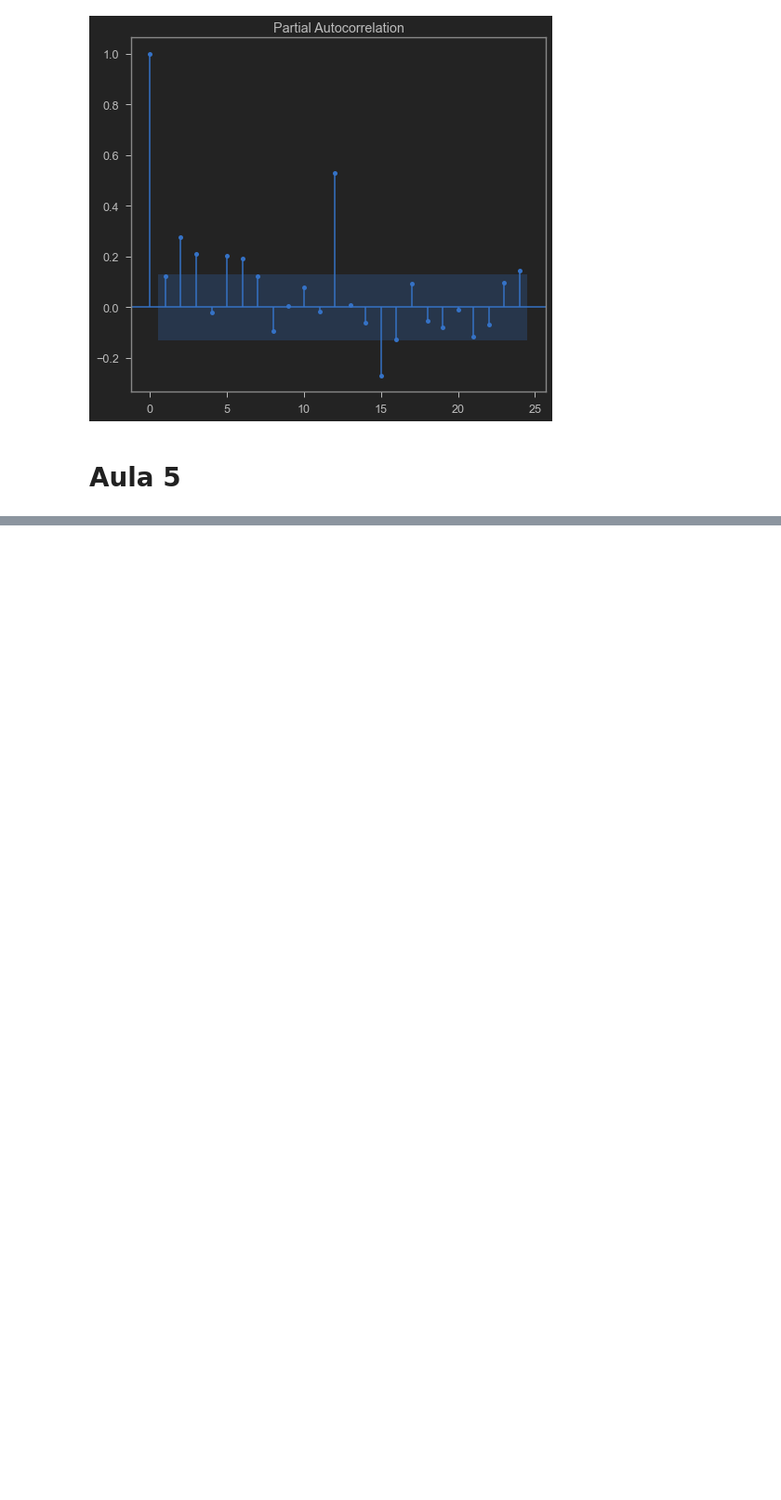
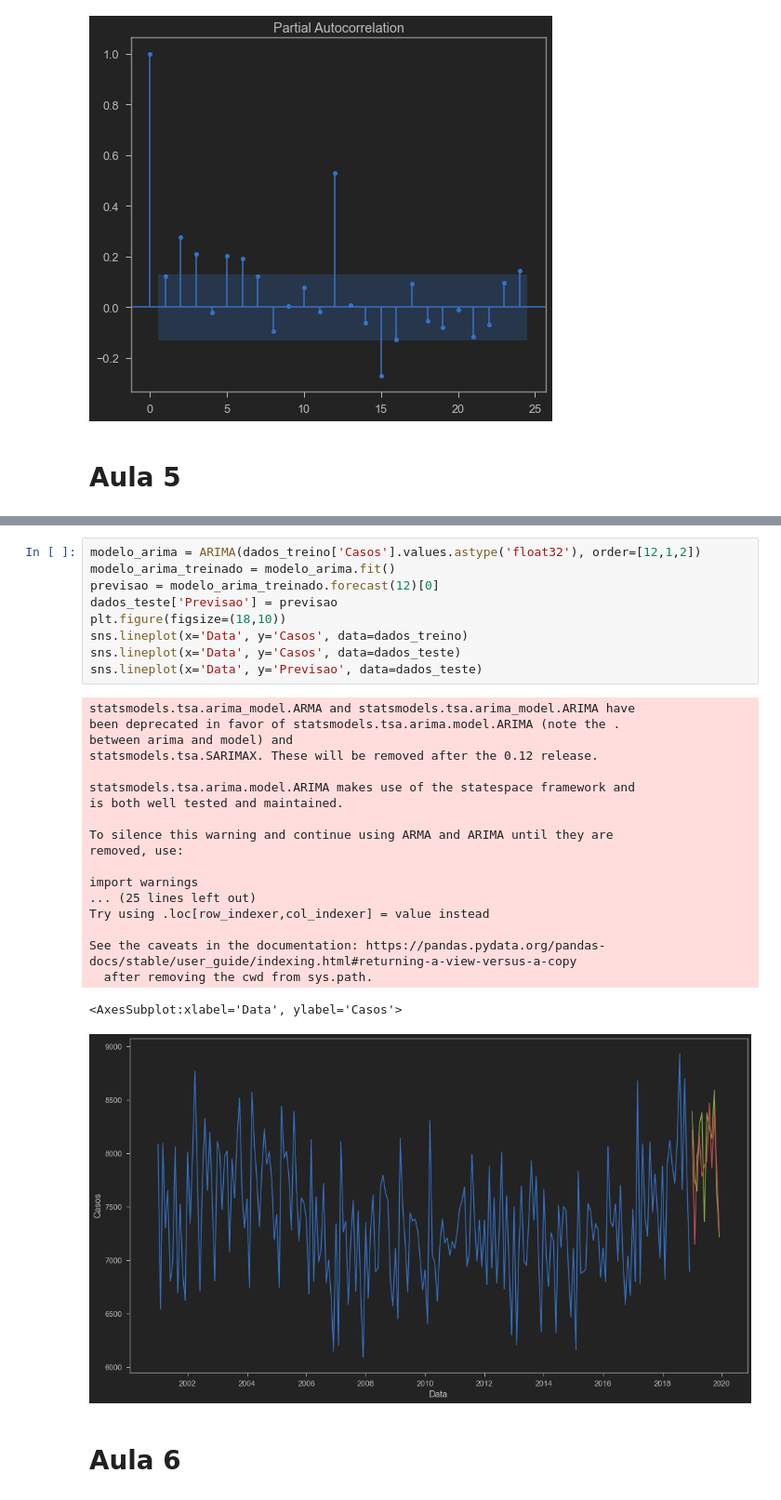
Before and after one commit to Igor-Arantes/Bootcamp-Data-Science-Aplicada, a Jupyter notebook: Modulo 4 - Análise e Previsão de Series Temporais/Análise e Previsão de Séries Temporais.ipynb, the cells around one changed output, grey strips where cells are left out. Shown at 93% size. Drawn from its saved outputs; the diff is of its cells as text; blank space fills up the shorter version.

```diff
--- a/Modulo 4 - Análise e Previsão de Series Temporais/Análise e Previsão de Séries Temporais.ipynb
+++ b/Modulo 4 - Análise e Previsão de Series Temporais/Análise e Previsão de Séries Temporais.ipynb
@@ -393,0 +512,31 @@ plot_pacf(dados_st['Casos']);
+# %%
+modelo_arima = ARIMA(dados_treino['Casos'].values.astype('float32'), order=[12,1,2])
+modelo_arima_treinado = modelo_arima.fit()
+previsao = modelo_arima_treinado.forecast(12)[0]
+dados_teste['Previsao'] = previsao
+plt.figure(figsize=(18,10))
+sns.lineplot(x='Data', y='Casos', data=dados_treino)
+sns.lineplot(x='Data', y='Casos', data=dados_teste)
+sns.lineplot(x='Data', y='Previsao', data=dados_teste)
+# %% [output]
+statsmodels.tsa.arima_model.ARMA and statsmodels.tsa.arima_model.ARIMA have
+been deprecated in favor of statsmodels.tsa.arima.model.ARIMA (note the .
+between arima and model) and
+statsmodels.tsa.SARIMAX. These will be removed after the 0.12 release.
+
+statsmodels.tsa.arima.model.ARIMA makes use of the statespace framework and
+is both well tested and maintained.
+
+To silence this warning and continue using ARMA and ARIMA until they are
+removed, use:
+
+import warnings
+... (25 lines left out)
+Try using .loc[row_indexer,col_indexer] = value instead
+
+See the caveats in the documentation: https://pandas.pydata.org/pandas-docs/stable/user_guide/indexing.html#returning-a-view-versus-a-copy
+  after removing the cwd from sys.path.
+<AxesSubplot:xlabel='Data', ylabel='Casos'>
+[figure, added]
+# %% [markdown]
+# Aula 6
```
Also changed, not shown: parts of 14 cells of this notebook.
